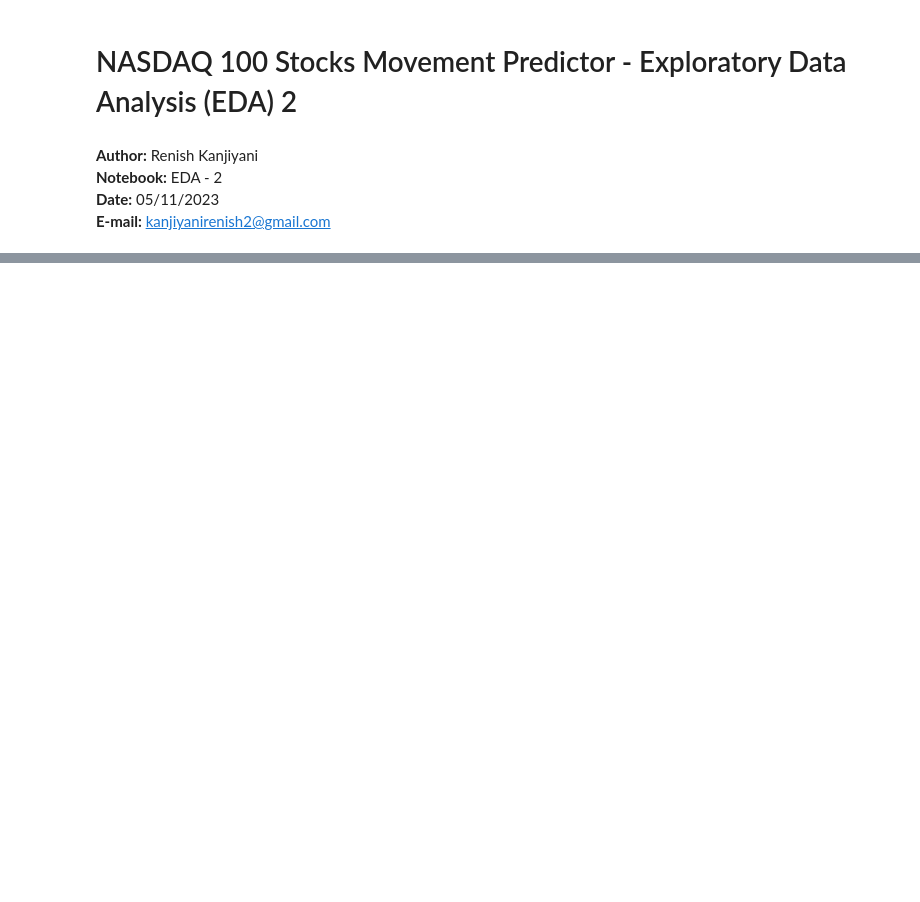
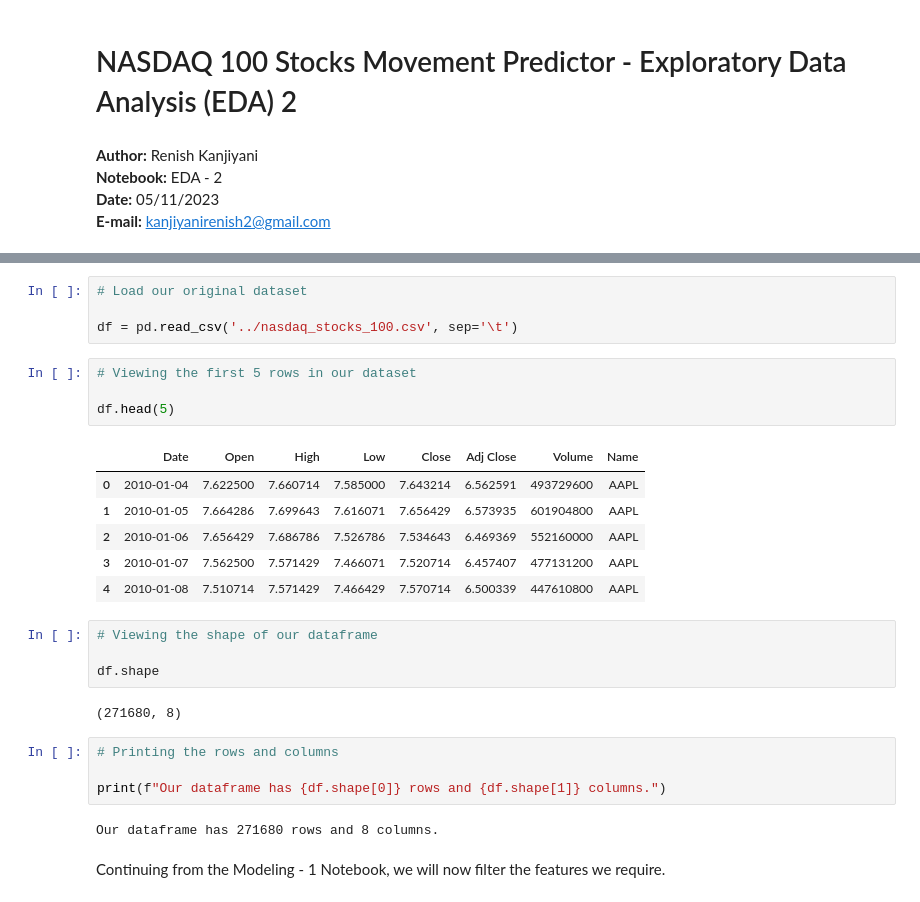
Before and after one commit to renishk2/nasdaq_100_stock_movement_predictor, a Jupyter notebook: Notebooks/EDA-2.ipynb, the cells around one changed output, grey strips where cells are left out. Drawn from its saved outputs; the diff is of its cells as text; blank space fills up the shorter version.

Commit message:
updated model and eda

```diff
--- a/Notebooks/EDA-2.ipynb
+++ b/Notebooks/EDA-2.ipynb
@@ -7,0 +21,29 @@
+# %%
+# Load our original dataset
+
+df = pd.read_csv('../nasdaq_stocks_100.csv', sep='\t')
+# %%
+# Viewing the first 5 rows in our dataset
+
+df.head(5)
+# %% [output]
+|  | Date | Open | High | Low | Close | Adj Close | Volume | Name |
+| 0 | 2010-01-04 | 7.622500 | 7.660714 | 7.585000 | 7.643214 | 6.562591 | 493729600 | AAPL |
+| 1 | 2010-01-05 | 7.664286 | 7.699643 | 7.616071 | 7.656429 | 6.573935 | 601904800 | AAPL |
+| 2 | 2010-01-06 | 7.656429 | 7.686786 | 7.526786 | 7.534643 | 6.469369 | 552160000 | AAPL |
+| 3 | 2010-01-07 | 7.562500 | 7.571429 | 7.466071 | 7.520714 | 6.457407 | 477131200 | AAPL |
+| 4 | 2010-01-08 | 7.510714 | 7.571429 | 7.466429 | 7.570714 | 6.500339 | 447610800 | AAPL |
+# %%
+# Viewing the shape of our dataframe
+
+df.shape
+# %% [output]
+(271680, 8)
+# %%
+# Printing the rows and columns
+
+print(f"Our dataframe has {df.shape[0]} rows and {df.shape[1]} columns.")
+# %% [output]
+Our dataframe has 271680 rows and 8 columns.
+# %% [markdown]
+Continuing from the Modeling - 1 Notebook, we will now filter the features we require.
```
Also changed, not shown: parts of 18 cells of this notebook, 2 other files.
